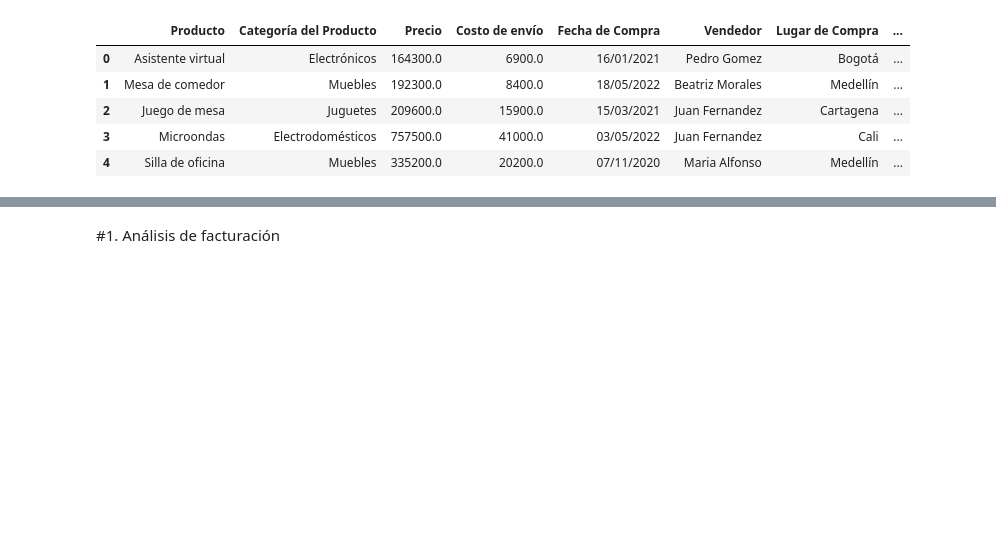
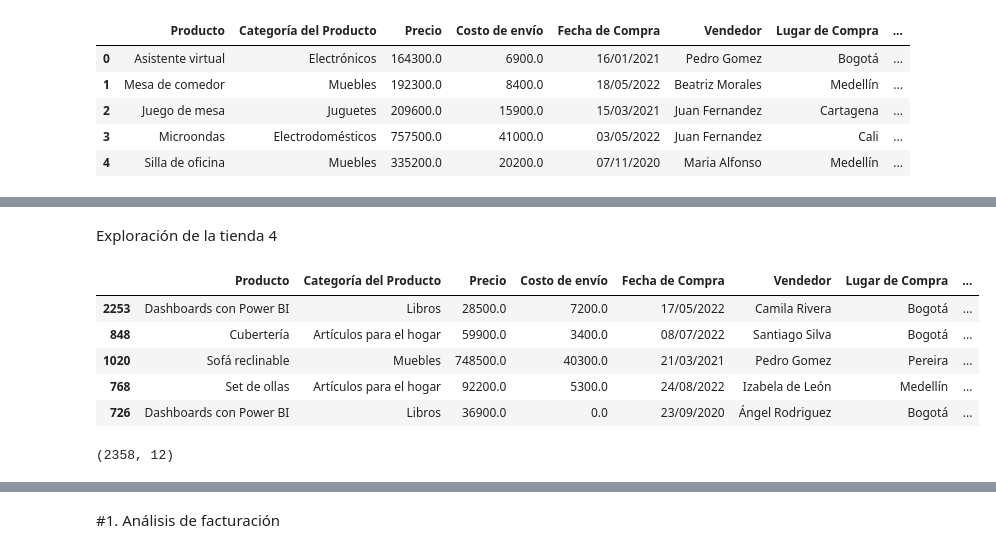
Before and after one commit to Nancy-Velazquez/AluraStoreLatam, a Jupyter notebook: AluraStoreLatam.ipynb, the cells around one changed output, grey strips where cells are left out. Cells and saved outputs as stored; diff of their text form; code cells hidden in the pictures; blank space fills up the shorter version.

```diff
--- a/AluraStoreLatam.ipynb
+++ b/AluraStoreLatam.ipynb
@@ -25,0 +139,15 @@ tienda.head()
+# %% [markdown]
+Exploración de la tienda 4
+# %%
+tienda4.sample(5)
+# %% [output]
+|  | Producto | Categoría del Producto | Precio | Costo de envío | Fecha de Compra | Vendedor | Lugar de Compra | ... |
+| 2253 | Dashboards con Power BI | Libros | 28500.0 | 7200.0 | 17/05/2022 | Camila Rivera | Bogotá | ... |
+| 848 | Cubertería | Artículos para el hogar | 59900.0 | 3400.0 | 08/07/2022 | Santiago Silva | Bogotá | ... |
+| 1020 | Sofá reclinable | Muebles | 748500.0 | 40300.0 | 21/03/2021 | Pedro Gomez | Pereira | ... |
+| 768 | Set de ollas | Artículos para el hogar | 92200.0 | 5300.0 | 24/08/2022 | Izabela de León | Medellín | ... |
+| 726 | Dashboards con Power BI | Libros | 36900.0 | 0.0 | 23/09/2020 | Ángel Rodriguez | Bogotá | ... |
+# %%
+tienda4.shape
+# %% [output]
+(2358, 12)
```
Also changed, not shown: parts of 14 cells of this notebook.
